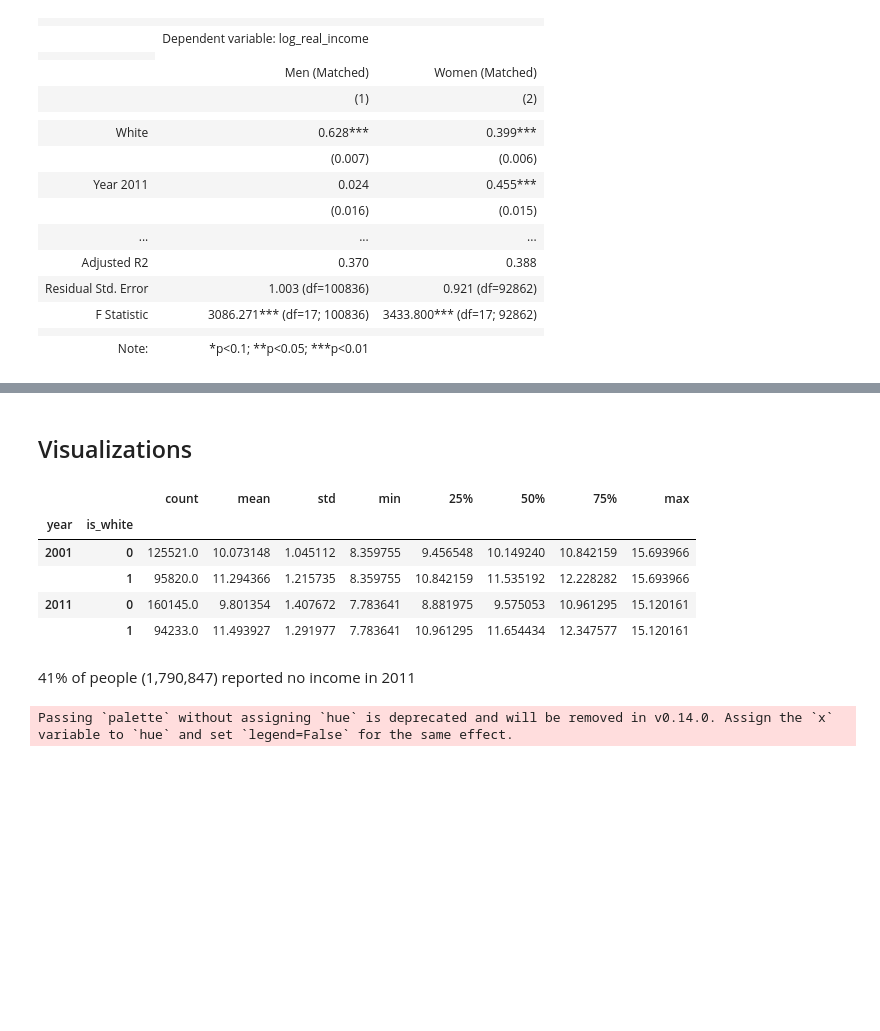
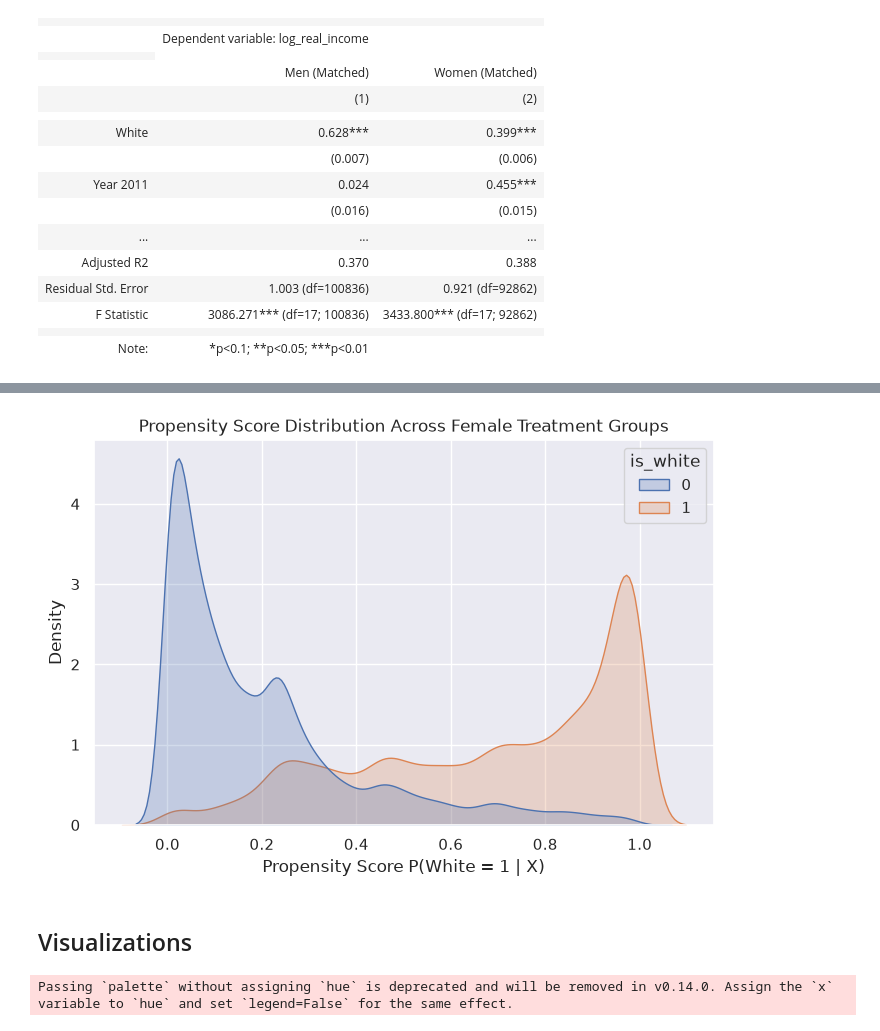
Before and after one commit to erinabruzzy/dsan5650_path1, a Jupyter notebook: apartheid.ipynb, the cells around one changed output, grey strips where cells are left out. Drawn from its saved outputs; the diff is of its cells as text; code cells hidden in the pictures; blank space fills up the shorter version.

```diff
--- a/apartheid.ipynb
+++ b/apartheid.ipynb
@@ -1082,4 +1085,4 @@ def run_psm_ols_by_gender(df_sub, gender_label):
 # %%
-# female
-df_women = df_pooled[df_pooled['is_male'] == 0].copy()
-ols_women, matched_women = run_psm_ols_by_gender(df_women, "Women")
+# females
+df_women_raw = df_pooled[df_pooled['is_male'] == 0].copy()
+ols_women, pre_match_women, matched_women = run_psm_ols_by_gender(df_women_raw, "Women")
@@ -1189,16 +1166,15 @@ dfi.export(
+# %%
+plt.figure(figsize=(8, 5))
+sns.kdeplot(data=pre_match_women, x='propensity_score', hue='is_white', common_norm=False, fill=True)
+plt.title('Propensity Score Distribution Across Female Treatment Groups')
+plt.xlabel('Propensity Score P(White = 1 | X)')
+plt.ylabel('Density')
+plt.savefig('images/female_support')
+plt.show()
+# %% [output]
+[figure, added]
 # %% [markdown]
 ## Visualizations
-# %%
-df_pooled.groupby(['year', 'is_white'])['log_real_income'].describe()
-# %% [output]
-|  |  | count | mean | std | min | 25% | 50% | 75% | max |
-| year | is_white |  |  |  |  |  |  |  |  |
-| 2001 | 0 | 125521.0 | 10.073148 | 1.045112 | 8.359755 | 9.456548 | 10.149240 | 10.842159 | 15.693966 |
-|  | 1 | 95820.0 | 11.294366 | 1.215735 | 8.359755 | 10.842159 | 11.535192 | 12.228282 | 15.693966 |
-| 2011 | 0 | 160145.0 | 9.801354 | 1.407672 | 7.783641 | 8.881975 | 9.575053 | 10.961295 | 15.120161 |
-|  | 1 | 94233.0 | 11.493927 | 1.291977 | 7.783641 | 10.961295 | 11.654434 | 12.347577 | 15.120161 |
-# %% [markdown]
-41% of people (1,790,847) reported no income in 2011
 # %%
 # conditional (adjusted) White wage premium shift over time
 categories = ['Men 2001', 'Men 2011', 'Women 2001', 'Women 2011']
```
Also changed, not shown: parts of 12 cells of this notebook, 5 other files.
